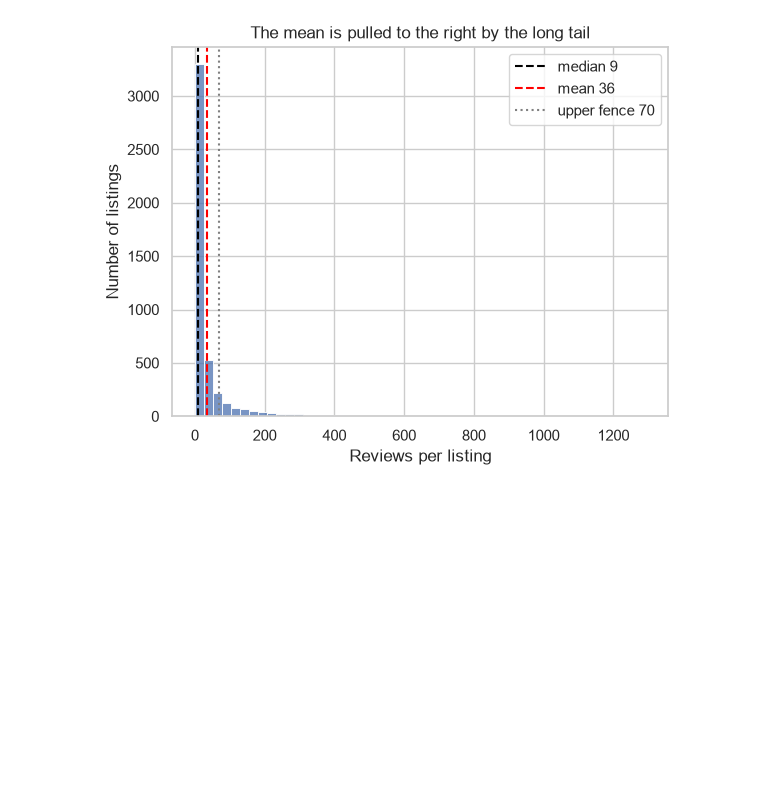
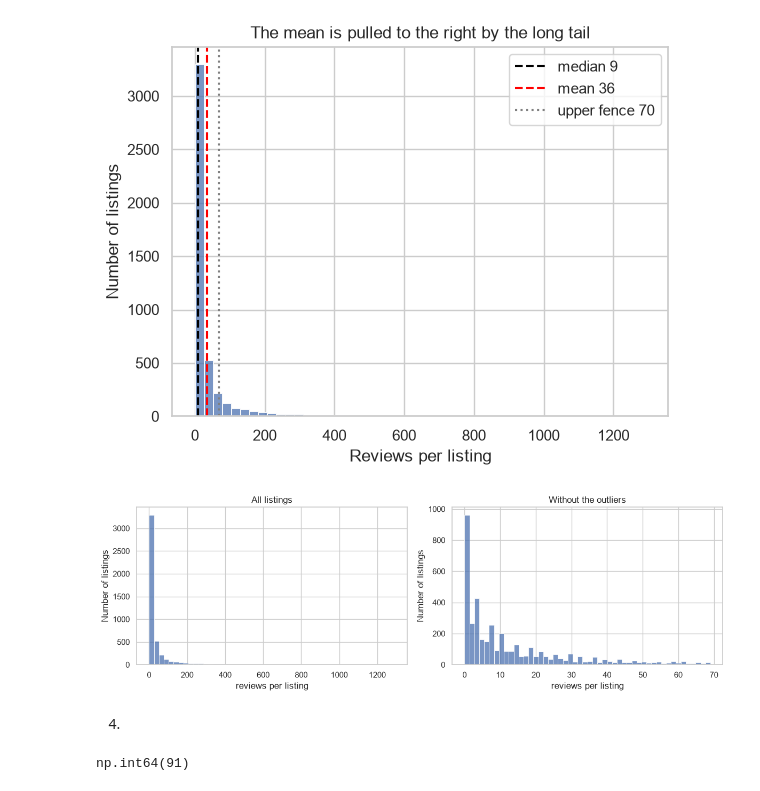
Before and after one commit to MurtazaRafi/Lexicon26, a Jupyter notebook: DataVisualization/lab7.ipynb, the cells around one changed output. Saved outputs shown, nothing was run; the diff lists cells and outputs as text; code cells hidden in the pictures; blank space fills up the shorter version.

```diff
--- a/DataVisualization/lab7.ipynb
+++ b/DataVisualization/lab7.ipynb
@@ -67,3 +67,27 @@ ax.legend()
 plt.show()
 # %% [output]
 [figure]
+# %%
+fig, axes = plt.subplots(1, 2, figsize=(12, 4))
+
+sns.histplot(data=listings, x='number_of_reviews', bins=50, ax=axes[0])
+sns.histplot(data=listings[~listings['reviews_outlier']], x='number_of_reviews', bins=50, ax=axes[1])
+
+axes[0].set_title('All listings')
+axes[1].set_title('Without the outliers')
+
+for ax in axes:
+    ax.set_xlabel('reviews per listing')
+    ax.set_ylabel('Number of listings')
+
+plt.tight_layout()
+
+plt.show()
+# %% [output]
+[figure, added]
+# %% [markdown]
+4.
+# %%
+(listings['number_of_reviews'] > 300).sum()
+# %% [output]
+np.int64(91)
```
Also changed, not shown: parts of 3 cells of this notebook.
